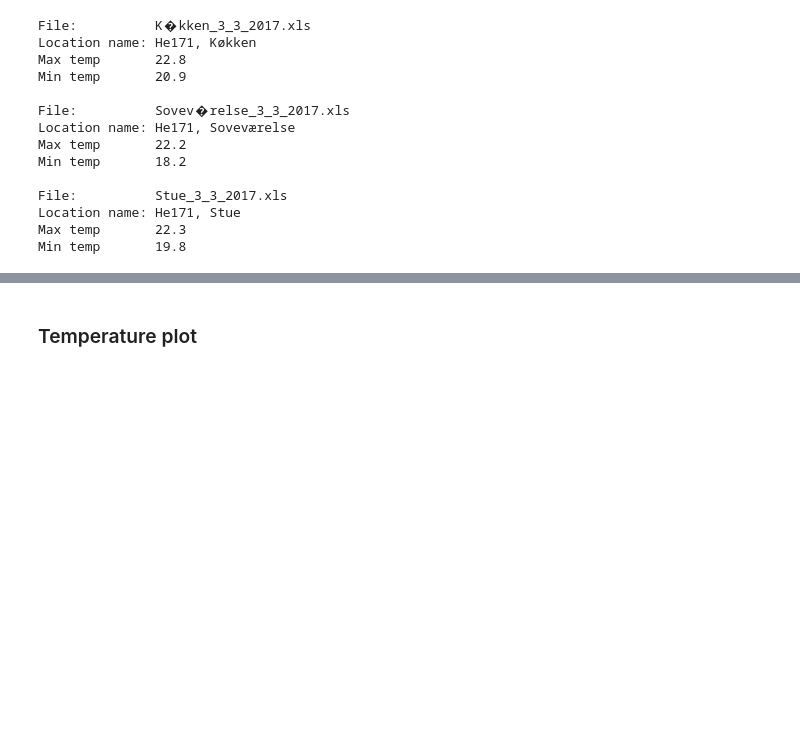
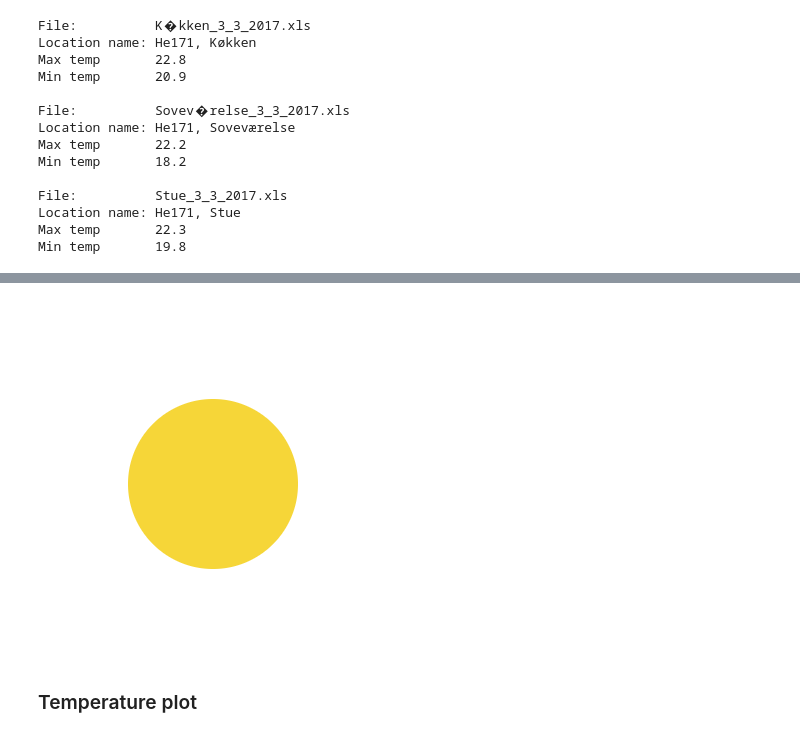
Before and after one commit to frksteenhoff/02806_SDA, a Jupyter notebook: AA-Data_Extract-Visualization-Anne.ipynb, the cells around one changed output, grey strips where cells are left out. Drawn from its saved outputs; the diff is of its cells as text; code cells hidden in the pictures; blank space fills up the shorter version.

```diff
--- a/AA-Data_Extract-Visualization-Anne.ipynb
+++ b/AA-Data_Extract-Visualization-Anne.ipynb
@@ -566,7 +629,0 @@ t_i     = hr_data
-# %%
-t_ude = ?
-t_v = np.add(np.multiply((1/3),t_ude), np.multiply((2/3)*t_i))
-# %%
-p_mv = (exp(77.3450+0.0057*t_v)-7235/t_v)/t_v^8.2
-
-p_mi = (exp(np.multiply(77.3450+0.0057*t_i)-7235/t_i)/t_i^8.2
@@ -588,0 +633,8 @@ array([42, 42, 42, ..., 44, 44, 44], dtype=object)
+# %%
+# Functions for extracting data
+def calculateHourlyTemp(dataFrame, hourName, tempName):
+    hour_cnt = {}
+    for hour in list(set(dataFrame[hourName])):
+        hourly = dataFrame.loc[dataFrame[hourName].isin([hour])]
+        hour_cnt[hour] = hourly[tempName].sum(axis=0)/(len(hourly))
+    return hour_cnt
@@ -588,0 +682,66 @@ array([42, 42, 42, ..., 44, 44, 44], dtype=object)
+# %%
+# Humidity
+# Missing outdoor temp
+# Only for rooms with humidity measure
+hr_data    = netatmo_data[['Humidity', 'Temperature', 'HOUR']]
+rh_dict = dict.fromkeys(['middleValue', 'lowValue', 'highValue'], 0)
+
+# Check netatmo data against humidity boundaries for each hour of day
+for i in range(0, len(hr_data['Humidity'])):
+
+    # if humidity value are between rh_gul and rh_roed
+    if hr_data.iloc[i,0] > rh_gul[hr_data.iloc[i,2]] and hr_data.iloc[i,0] < rh_roed[hr_data.iloc[i,2]]:
+        rh_dict['middleValue'] += 1
+    # If humidity is less than rh_gul
+    elif hr_data.iloc[i,0] < rh_gul[hr_data.iloc[i,2]]:
+        rh_dict['lowValue'] += 1
+    # If humidity is greater than rh_roed
+    elif hr_data.iloc[i,0] > rh_roed[hr_data.iloc[i,2]]:
+        rh_dict['highValue'] += 1
+    else:
+        print 'Something fails'
+
+# percentages for plotting
+print location_name, room_name
+
+
+# Save plot to proper location
+folder = 'Visualization'  # put all in folder: visualization
+plotType = '-hr'           # type: humidity rate
+# week number and home alias from earlier variables
+directory = dir_name + "/" + folder + "/"
+
+# If directory path does not exist - create it
+if not path.exists(directory):
+    makedirs(directory)
+
+fullPathToPlot = directory + str(location_name + room_name + plotType + ".png")
+
+# Plot over fresh air
+fig = {
+    'data': [{'labels': ['Under anbefaling', 'Indenfor anbefaling', 'Over anbefaling'],
+              'values': [rh_dict['lowValue']   / len(hr_data)*100,
+                         rh_dict['middleValue']/ len(hr_data)*100,
+                         rh_dict['highValue']  / len(hr_data)*100],
+              'type': 'pie',
+              'marker': {'colors': [pieOrange,
+                                    pieGreen,
+                                    pieRed]},
+              'textinfo': 'none',
+              'showlegend': False,
+              "paper_bgcolor": "rgba(0, 0, 0, 0)",
+              "plot_bgcolor": "rgba(0, 0, 0, 0)"}],
+    'layout': { 'autosize': False,
+                'width': 350,
+                'height': 350,
+                "paper_bgcolor": "rgba(0, 0, 0, 0)",
+                "plot_bgcolor": "rgba(0, 0, 0, 0)",
+                'showlegend': False}
+     }
+
+# Save to folder
+py.image.save_as(fig, filename=fullPathToPlot)
+# Plot result
+Image(fullPathToPlot) # Display a static image
+#py.iplot(fig)
+# %% [output]
@@ -589,3 +749,4 @@ array([42, 42, 42, ..., 44, 44, 44], dtype=object)
+[figure, added]
 # %% [markdown]
 ### Temperature plot
 # %%
```
Also changed, not shown: parts of 37 cells of this notebook, 3 other files.
